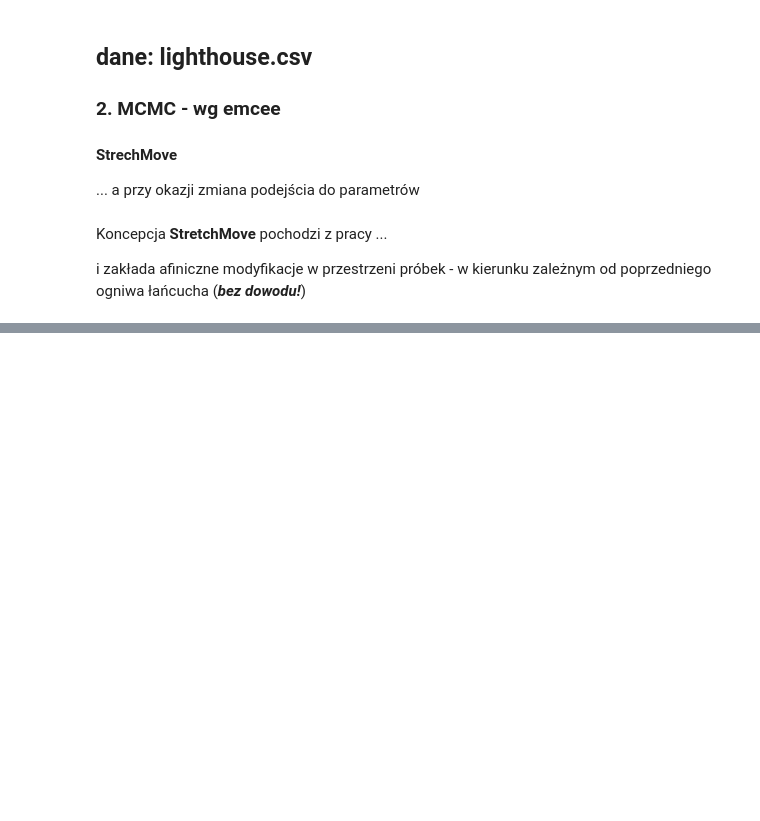
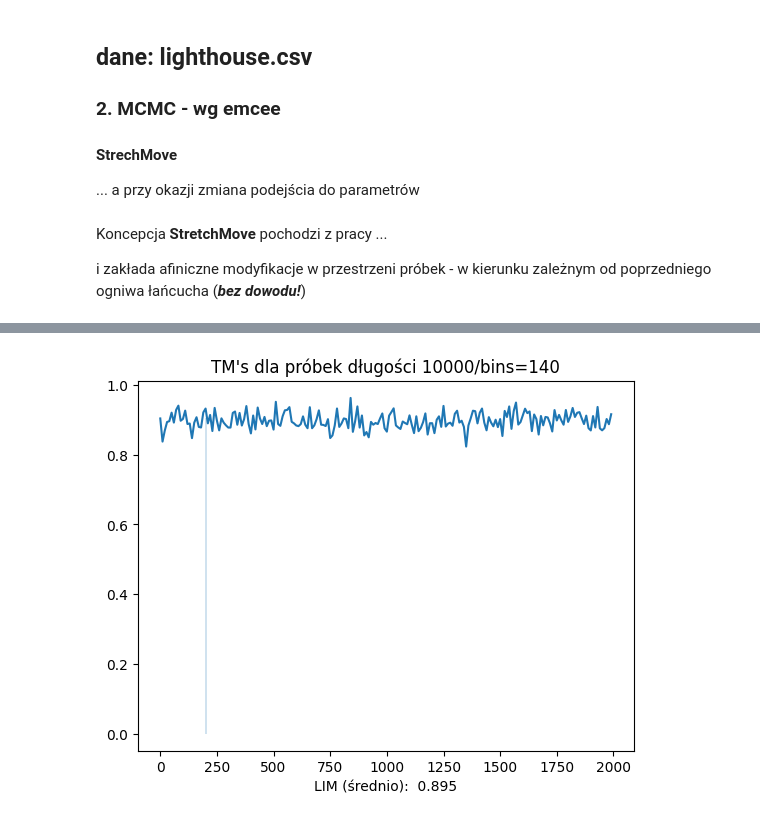
Before and after one commit to GrzegorzAndrzejczak/Programowanie-w-Pythonie, a Jupyter notebook: CASE_lighthouse_emcee.ipynb, the cells around one changed output, grey strips where cells are left out. Cells and saved outputs as stored; diff of their text form; code cells hidden in the pictures; blank space fills up the shorter version.

```diff
--- a/CASE_lighthouse_emcee.ipynb
+++ b/CASE_lighthouse_emcee.ipynb
@@ -151,0 +157,26 @@ array([ 4.3880663, 12.680704 ], dtype=float32)
+# %%
+# czas na ocenę TM-dist...
+bins = 140
+Hb, xb, yb = np.histogram2d(*sample.T, bins=bins, density=True, range=np.asarray([[-70,70],[0,140]]))    #
+# for k in np.arange(1,lastN//2000)* 2000:
+#     path_ = paths[k, :rozmS].T
+#     H_, _, _ = np.histogram2d(*path_, bins=bins, density=True, range=np.asarray([[-70, 70], [0, 140]]))  # density=True,
+#     tm_ = np.abs(H_ - Hb).sum()/2*(140/bins)**2
+#     print(f'{k:4}: {tm_:6.3f}')
+lastN = 2000
+n_rang = np.arange(lastN,step=10)
+tm_vals = np.empty_like(n_rang, dtype=np.float32)
+for i,k in enumerate(n_rang):    # * 100:
+    path_ = chain[k].T
+    H_, _, _ = np.histogram2d(*path_, bins=bins, density=True, range=np.asarray([[-70, 70], [0, 140]]))  # density=True,
+    tm_ = np.abs(H_ - Hb).sum()/2
+    # print(f'{k:4}: {tm_:6.3f}')
+    tm_vals[i] = tm_
+tm_vals *= (140/bins)**2   # podział na 100^2 zamiast 140^2
+fig, ax0 = plt.subplots()
+ax0.plot(n_rang, tm_vals)
+ax0.vlines(nburn, 0, tm_vals[0],lw=.3)
+ax0.set_title(f"TM's dla próbek długości {nwalkers}/bins={bins}")
+ax0.set_xlabel(f"LIM (średnio): {tm_vals[-1000:-100].mean():6.3f}");    # 100: 0.174,  140: 0.232
+# %% [output]
+[figure, added]
```
Also changed, not shown: parts of 5 cells of this notebook.
